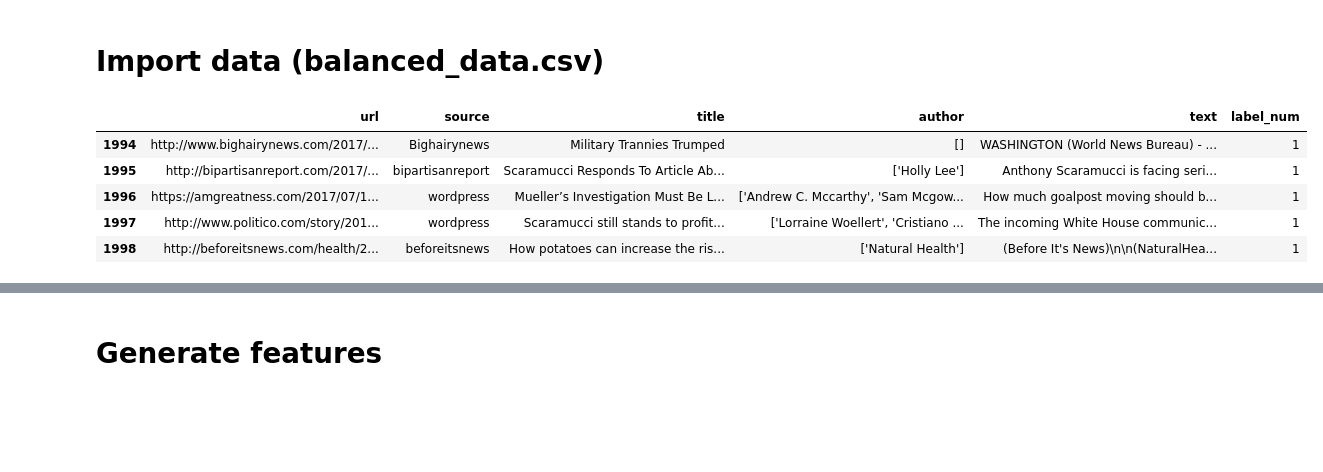
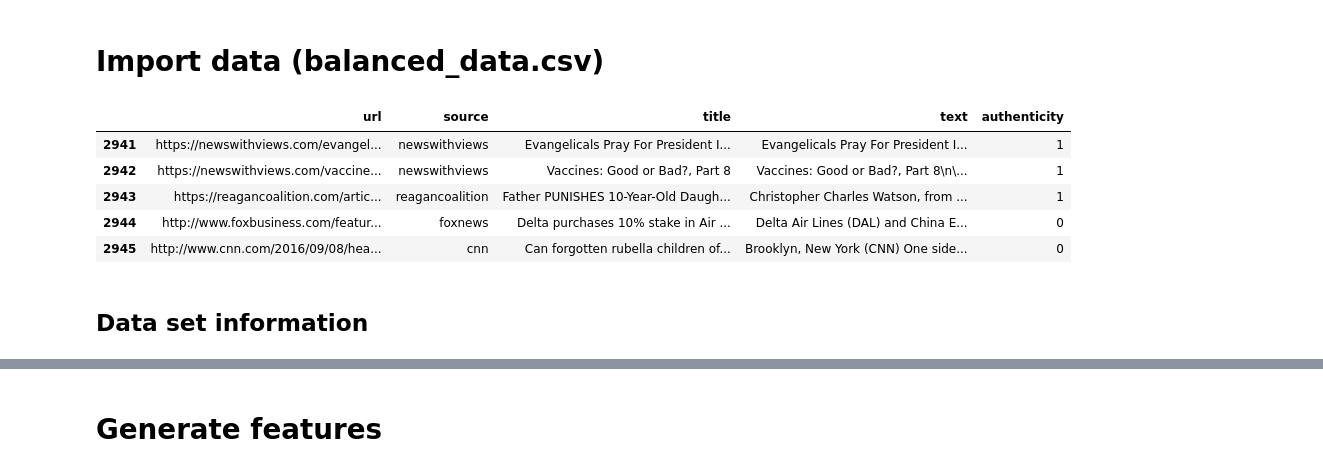
Before and after one commit to Fake-News-Project/Fake-News-Project, a Jupyter notebook: Step2_Extracting_features_and_predict_via_machine_learning.ipynb, the cells around one changed output, grey strips where cells are left out. Saved outputs shown, nothing was run; the diff lists cells and outputs as text; code cells hidden in the pictures; blank space fills up the shorter version.

```diff
--- a/Step2_Extracting_features_and_predict_via_machine_learning.ipynb
+++ b/Step2_Extracting_features_and_predict_via_machine_learning.ipynb
@@ -33,12 +34,12 @@ from sklearn.naive_bayes import MultinomialNB
 # Import data (balanced_data.csv)
 # %%
 path = os.path.join('data', 'balanced_data.csv')
-total_df = pd.read_csv(path, usecols=[1,2,3,4,5,7])
+total_df = pd.read_csv(path, usecols=[1,2,3,5,6])
 total_df.tail()
 # %% [output]
-|  | url | source | title | author | text | label_num |
-| 1994 | http://www.bighairynews.com/2017/... | Bighairynews | Military Trannies Trumped | [] | WASHINGTON (World News Bureau) - ... | 1 |
-| 1995 | http://bipartisanreport.com/2017/... | bipartisanreport | Scaramucci Responds To Article Ab... | ['Holly Lee'] | Anthony Scaramucci is facing seri... | 1 |
-| 1996 | https://amgreatness.com/2017/07/1... | wordpress | Mueller’s Investigation Must Be L... | ['Andrew C. Mccarthy', 'Sam Mcgow... | How much goalpost moving should b... | 1 |
-| 1997 | http://www.politico.com/story/201... | wordpress | Scaramucci still stands to profit... | ['Lorraine Woellert', 'Cristiano ... | The incoming White House communic... | 1 |
-| 1998 | http://beforeitsnews.com/health/2... | beforeitsnews | How potatoes can increase the ris... | ['Natural Health'] | (Before It's News)\n\n(NaturalHea... | 1 |
+|  | url | source | title | text | authenticity |
+| 2941 | https://newswithviews.com/evangel... | newswithviews | Evangelicals Pray For President I... | Evangelicals Pray For President I... | 1 |
+| 2942 | https://newswithviews.com/vaccine... | newswithviews | Vaccines: Good or Bad?, Part 8 | Vaccines: Good or Bad?, Part 8\n\... | 1 |
+| 2943 | https://reagancoalition.com/artic... | reagancoalition | Father PUNISHES 10-Year-Old Daugh... | Christopher Charles Watson, from ... | 1 |
+| 2944 | http://www.foxbusiness.com/featur... | foxnews | Delta purchases 10% stake in Air ... | Delta Air Lines (DAL) and China E... | 0 |
+| 2945 | http://www.cnn.com/2016/09/08/hea... | cnn | Can forgotten rubella children of... | Brooklyn, New York (CNN) One side... | 0 |
@@ -51,0 +46,2 @@ X_cv, X_test, Y_cv, Y_test = train_test_split(X_cvt, Y_cvt, test_size=0.6, rando
+# %% [markdown]
+## Data set information
```
Also changed, not shown: parts of 32 cells of this notebook, 8 other files.
